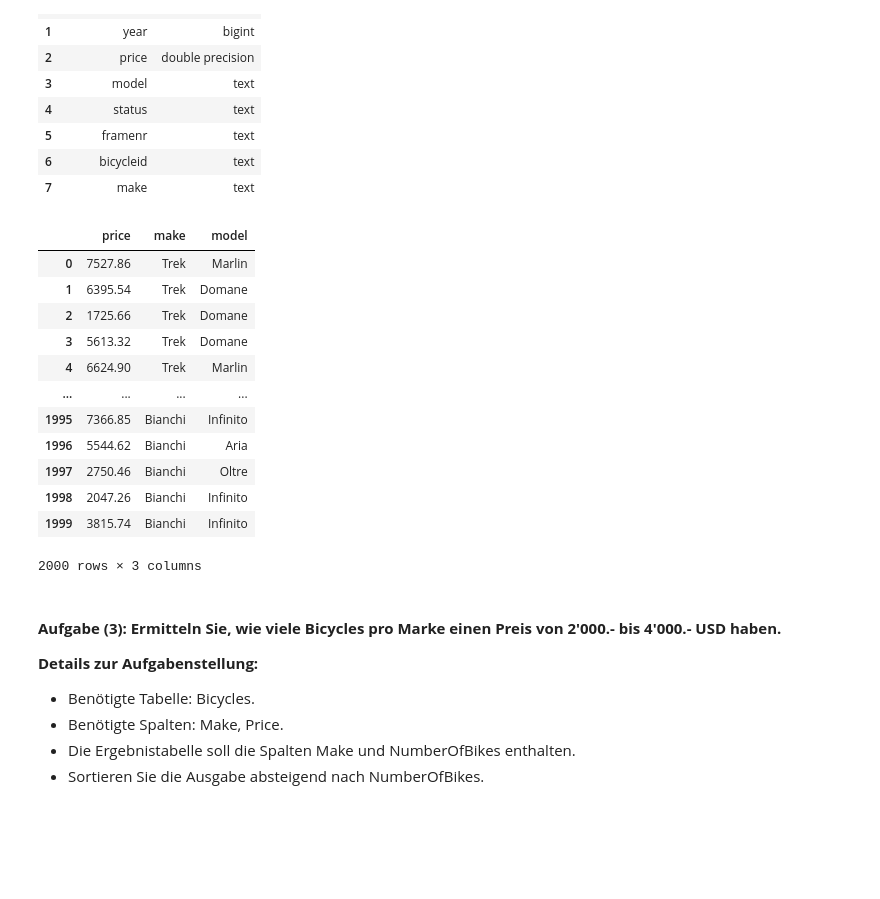
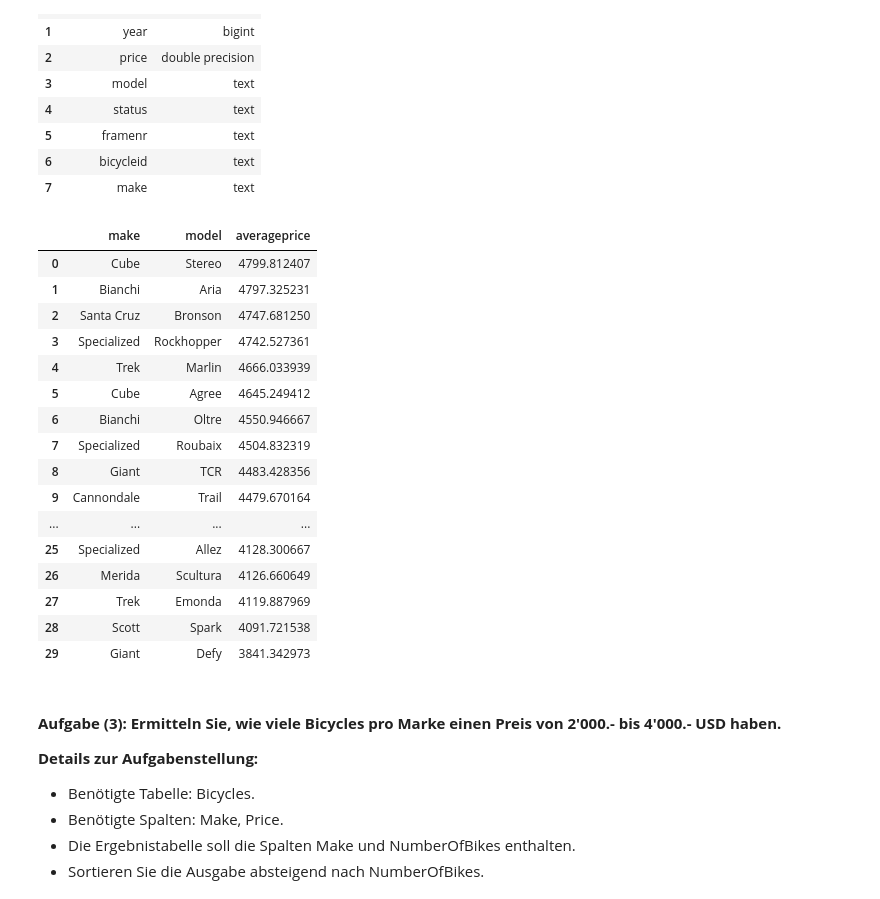
Before and after one commit to migifor-forstmi4/python_postgresql_pgadmin, a Jupyter notebook: Leistungsnachweis 1/AP01_Mgmt_Nutzung_Relationale_Daten.ipynb, the cells around one changed output. Saved outputs shown, nothing was run; the diff lists cells and outputs as text; code cells hidden in the pictures; blank space fills up the shorter version.

```diff
--- a/Leistungsnachweis 1/AP01_Mgmt_Nutzung_Relationale_Daten.ipynb
+++ b/Leistungsnachweis 1/AP01_Mgmt_Nutzung_Relationale_Daten.ipynb
@@ -302,34 +302,39 @@ df_sub
 # %%
 # Engine für Datenbankverbindung erstellen
 engine = create_engine(db_connection_url)
 
 # SQL Abfrage
 df_sub = pd.read_sql_query("""SELECT
-                                price,
                                 make,
-                                model
+                                model,
+                                AVG(price) AS AveragePrice
                               FROM bicycles
-                           ORDER BY make DESC
+                           GROUP BY make, model
+                           ORDER BY AveragePrice DESC
                            ;""",
                           con=engine)
 
 # Schliessen der Datenbankverbindung
 engine.dispose()
 df_sub
 # %% [output]
-|  | price | make | model |
-| 0 | 7527.86 | Trek | Marlin |
-| 1 | 6395.54 | Trek | Domane |
-| 2 | 1725.66 | Trek | Domane |
-| 3 | 5613.32 | Trek | Domane |
-| 4 | 6624.90 | Trek | Marlin |
+|  | make | model | averageprice |
+| 0 | Cube | Stereo | 4799.812407 |
+| 1 | Bianchi | Aria | 4797.325231 |
+| 2 | Santa Cruz | Bronson | 4747.681250 |
+| 3 | Specialized | Rockhopper | 4742.527361 |
+| 4 | Trek | Marlin | 4666.033939 |
+| 5 | Cube | Agree | 4645.249412 |
+| 6 | Bianchi | Oltre | 4550.946667 |
+| 7 | Specialized | Roubaix | 4504.832319 |
+| 8 | Giant | TCR | 4483.428356 |
+| 9 | Cannondale | Trail | 4479.670164 |
 | ... | ... | ... | ... |
-| 1995 | 7366.85 | Bianchi | Infinito |
-| 1996 | 5544.62 | Bianchi | Aria |
-| 1997 | 2750.46 | Bianchi | Oltre |
-| 1998 | 2047.26 | Bianchi | Infinito |
-| 1999 | 3815.74 | Bianchi | Infinito |
+| 25 | Specialized | Allez | 4128.300667 |
+| 26 | Merida | Scultura | 4126.660649 |
+| 27 | Trek | Emonda | 4119.887969 |
+| 28 | Scott | Spark | 4091.721538 |
+| 29 | Giant | Defy | 3841.342973 |
-2000 rows × 3 columns
 # %% [markdown]
 #### <b>Aufgabe (3): Ermitteln Sie, wie viele Bicycles pro Marke einen Preis von 2'000.- bis 4'000.- USD haben.</b>
 <b>Details zur Aufgabenstellung:</b>
```
